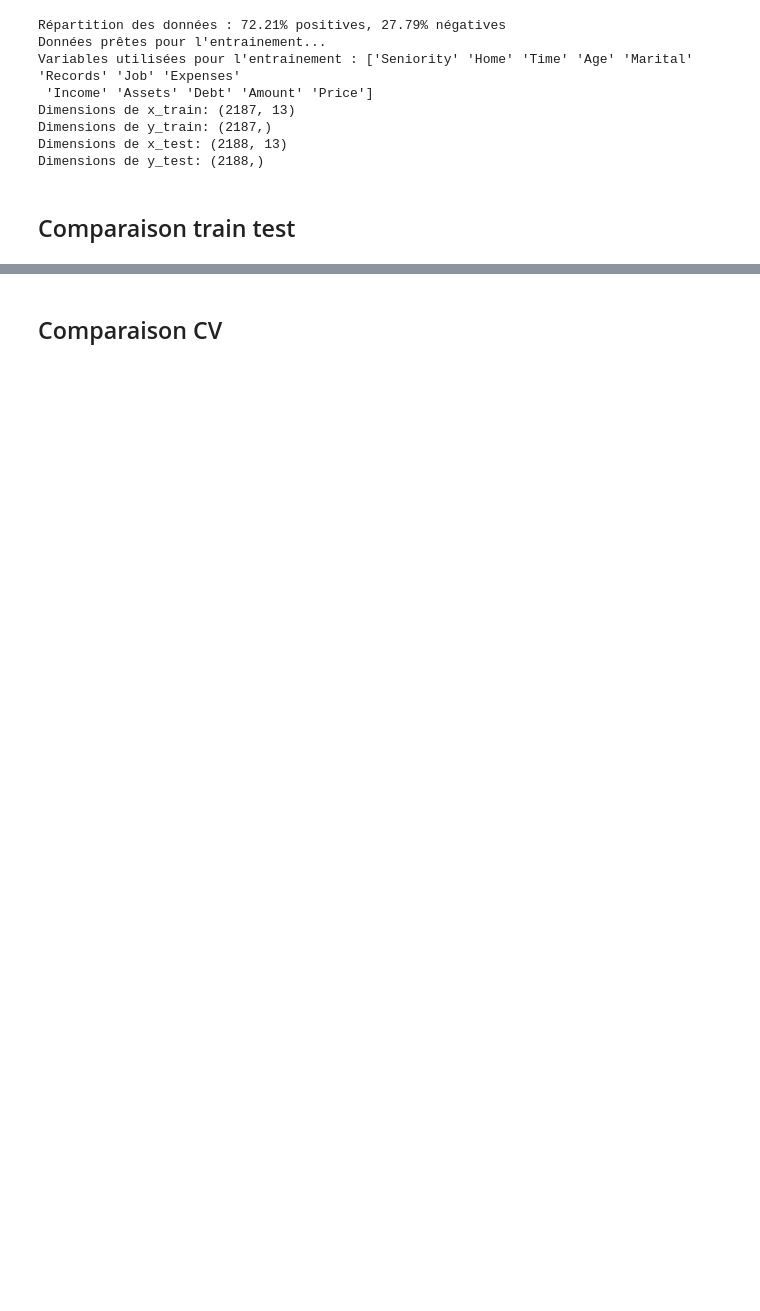
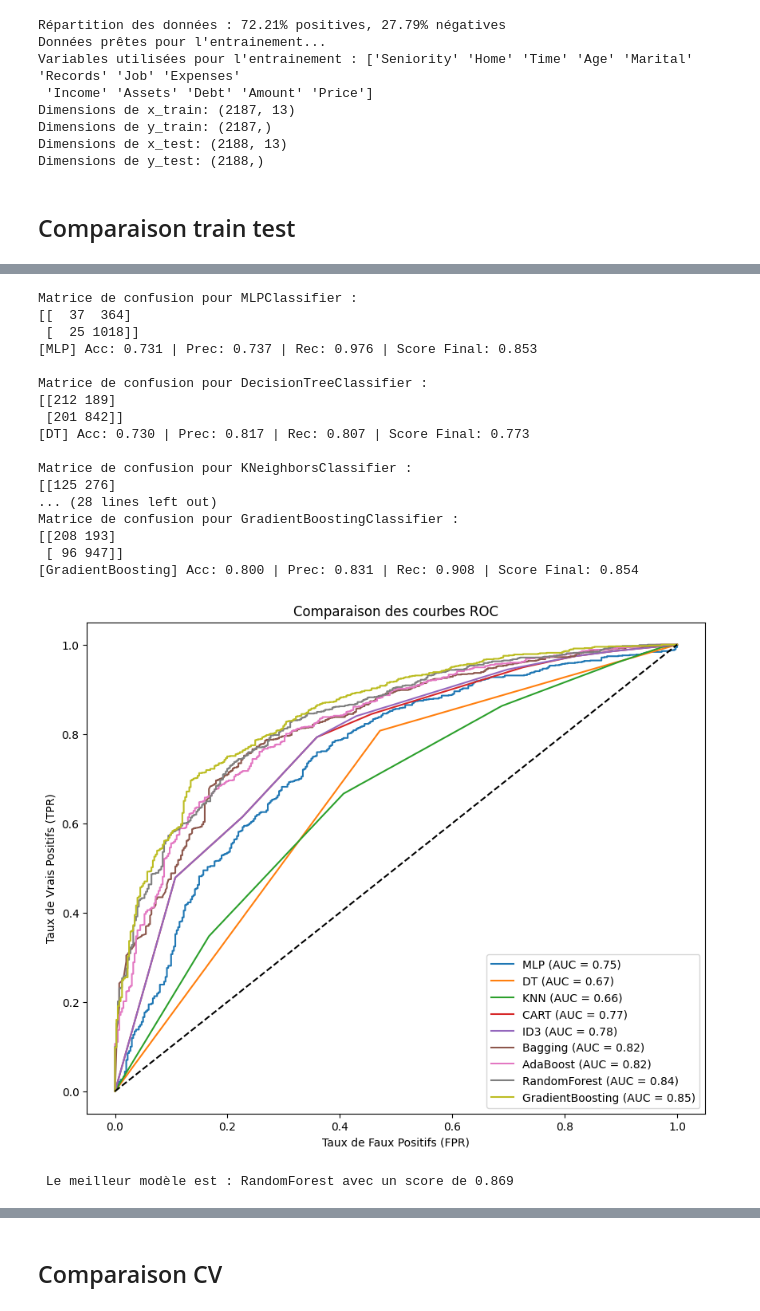
Before and after one commit to cerinekerarma/Machine_learning_project2, a Jupyter notebook: src/credit_scoring.ipynb, the cells around one changed output, grey strips where cells are left out. Drawn from its saved outputs; the diff is of its cells as text; code cells hidden in the pictures; blank space fills up the shorter version.

```diff
--- a/src/credit_scoring.ipynb
+++ b/src/credit_scoring.ipynb
@@ -43,3 +43,27 @@ RandomForest -> Test Score: 75.40%
+# %%
+
+
+meilleur_brut = run_classifiers_train_test(X_train, X_test, Y_train, Y_test, clfs)
+# %% [output]
+Matrice de confusion pour MLPClassifier :
+[[  37  364]
+ [  25 1018]]
+[MLP] Acc: 0.731 | Prec: 0.737 | Rec: 0.976 | Score Final: 0.853
+
+Matrice de confusion pour DecisionTreeClassifier :
+[[212 189]
+ [201 842]]
+[DT] Acc: 0.730 | Prec: 0.817 | Rec: 0.807 | Score Final: 0.773
+
+Matrice de confusion pour KNeighborsClassifier :
+[[125 276]
+... (28 lines left out)
+Matrice de confusion pour GradientBoostingClassifier :
+[[208 193]
+ [ 96 947]]
+[GradientBoosting] Acc: 0.800 | Prec: 0.831 | Rec: 0.908 | Score Final: 0.854
+[figure, added]
+ Le meilleur modèle est : RandomForest avec un score de 0.869
 # %%
 X_train_norm, X_test_norm = normalisation(x_train, x_test)
 apprentissage_train_test(X_train_norm, X_test_norm, y_train, y_test, clfs)
```
Also changed, not shown: parts of 13 cells of this notebook, 1 other file.
